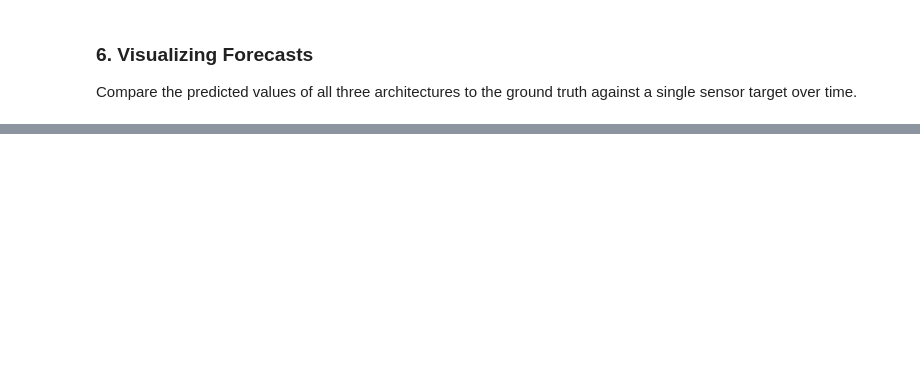
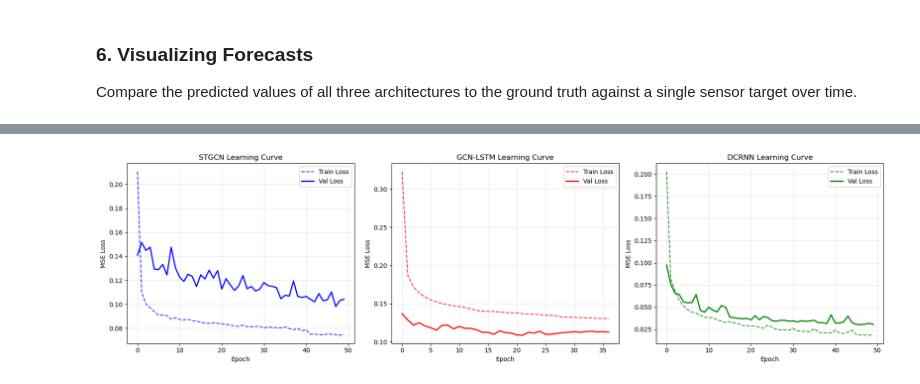
Before and after one commit to VivekGarg2004/CS147A, a Jupyter notebook: model_evaluation.ipynb, the cells around one changed output, grey strips where cells are left out. Saved outputs shown, nothing was run; the diff lists cells and outputs as text; code cells hidden in the pictures; blank space fills up the shorter version.

Commit message:
Update Training with Histories

```diff
--- a/model_evaluation.ipynb
+++ b/model_evaluation.ipynb
@@ -480,0 +500,30 @@ plt.show()
+# %%
+# =================================================================================
+# Visualizing Training & Validation Loss Curves
+# Note: You must run the models with RETRAIN=True at least once to cache the loss histories.
+# =================================================================================
+
+fig, axes = plt.subplots(1, 3, figsize=(18, 5))
+models_hist = [
+    ('STGCN', stgcn_hist, 'blue'),
+    ('GCN-LSTM', lstm_hist, 'red'),
+    ('DCRNN', dcrnn_hist, 'green')
+]
+
+for ax, (name, hist, color) in zip(axes, models_hist):
+    if hist and len(hist.get('train', [])) > 0:
+        ax.plot(hist['train'], label='Train Loss', color=color, linestyle='--', alpha=0.8)
+        ax.plot(hist['val'], label='Val Loss', color=color, linestyle='-', linewidth=2)
+        ax.set_title(f'{name} Learning Curve')
+        ax.set_xlabel('Epoch')
+        ax.set_ylabel('MSE Loss')
+        ax.legend()
+        ax.grid(True, alpha=0.3)
+    else:
+        ax.set_title(f'{name} Learning Curve\n(No History Data Available - Needs Retrain)')
+        ax.axis('off')
+
+plt.tight_layout()
+plt.show()
+# %% [output]
+[figure, added]
```
Also changed, not shown: parts of 5 cells of this notebook, 9 other files.
